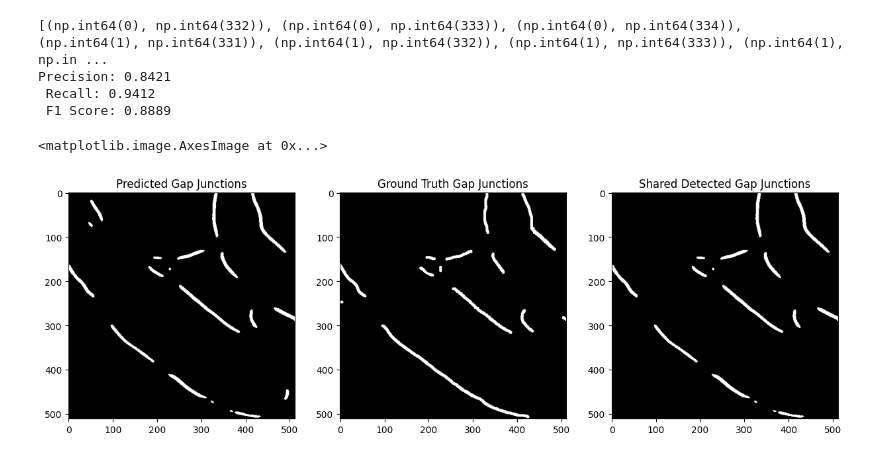
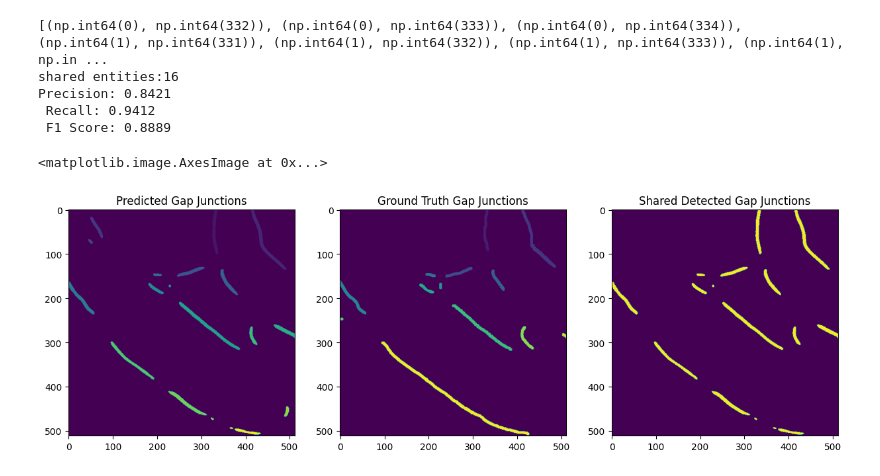
Before and after one commit to Tommytang111/gap-junction-segmentation, a Jupyter notebook: notebooks/entity_detection.ipynb, the cells around one changed output. Saved outputs shown, nothing was run; the diff lists cells and outputs as text; code cells hidden in the pictures.

```diff
--- a/notebooks/entity_detection.ipynb
+++ b/notebooks/entity_detection.ipynb
@@ -41,7 +41,7 @@ if parent_dir not in sys.path:
     sys.path.insert(0, parent_dir)
 # %%
 from torchvision.transforms import ToTensor
-entity_detector = GapJunctionEntityDetector()
+entity_detector = GapJunctionEntityDetector2D()
 ##Load in the image
 
 gj_img = cv2.imread("/Users/kirby/Desktop/GJ_data/imgs/SEM_adult_image_export2_s200_part5.png", cv2.IMREAD_GRAYSCALE)
@@ -58,13 +58,15 @@ if gt_img is None:
 # Modify the single_image_inference function to include map_location
 pred_img = single_image_inference_kirpa(image=gj_img, model_path=model_path, model=model)
 
-pred_entities_positions, pred_num_entities =  GapJunctionEntityDetector2D.extract_entities_2d(entity_detector, img=pred_img)
-gt_entities_positions, gt_num_entities =  GapJunctionEntityDetector2D.extract_entities_2d(entity_detector, img=gt_img)
+
+pred_labelled, pred_entities_positions, pred_num_entities =  GapJunctionEntityDetector2D.extract_entities_2d(entity_detector, img=pred_img)
+gt_labelled, gt_entities_positions, gt_num_entities =  GapJunctionEntityDetector2D.extract_entities_2d(entity_detector, img=gt_img)
 
 print(f"Number of detected gap junction entities in inference image: {pred_num_entities}")
 print(f"Number of detected gap junction entities in ground truth image: {gt_num_entities}")
 
 print(pred_entities_positions)
+plt.imshow(pred_labelled)
 # %% [output]
 Number of detected gap junction entities in inference image: 19
 Number of detected gap junction entities in ground truth image: 13
@@ -72,35 +76,37 @@ Number of detected gap junction entities in ground truth image: 13
 # %%
 # Get the shared positions and metrics
-shared_positions, metrics = entity_detector.entity_metrics_2d(pred_img, gt_img)
+shared_positions, metrics, shared_entities = entity_detector.entity_metrics_2d(pred_img, gt_img)
 print(shared_positions)  # This will show the actual positions
+print(f"shared entities:{shared_entities}")
 
 # Calculate metrics
 precision = metrics['precision']
 recall = metrics['recall']
 f1_score = metrics['f1_score']
 
 print(f"Precision: {precision:.4f}\n Recall: {recall:.4f}\n F1 Score: {f1_score:.4f}")
 
 # Visualize the results
 plt.figure(figsize=(15,5))
 plt.subplot(1,3,1)
 plt.title("Predicted Gap Junctions")
-plt.imshow(pred_img, cmap='gray')
+plt.imshow(pred_labelled)
 plt.subplot(1,3,2)
 plt.title("Ground Truth Gap Junctions")
-plt.imshow(gt_img, cmap='gray')
+plt.imshow(gt_labelled)
 plt.subplot(1,3,3)
 plt.title("Shared Detected Gap Junctions")
 
 # Create the shared image using the positions
 shared_img = np.zeros_like(pred_img)
 for pos in shared_positions:
     shared_img[pos[0], pos[1]] = 1
-plt.imshow(shared_img, cmap='gray')
+plt.imshow(shared_img)
 # %% [output]
 [(np.int64(0), np.int64(332)), (np.int64(0), np.int64(333)), (np.int64(0), np.int64(334)), (np.int64(1), np.int64(331)), (np.int64(1), np.int64(332)), (np.int64(1), np.int64(333)), (np.int64(1), np.in ...
+shared entities:16
 Precision: 0.8421
  Recall: 0.9412
  F1 Score: 0.8889
 <matplotlib.image.AxesImage at 0x...>
-[figure, old version]
+[figure, new version]
```
Also changed, not shown: parts of 2 cells of this notebook.
